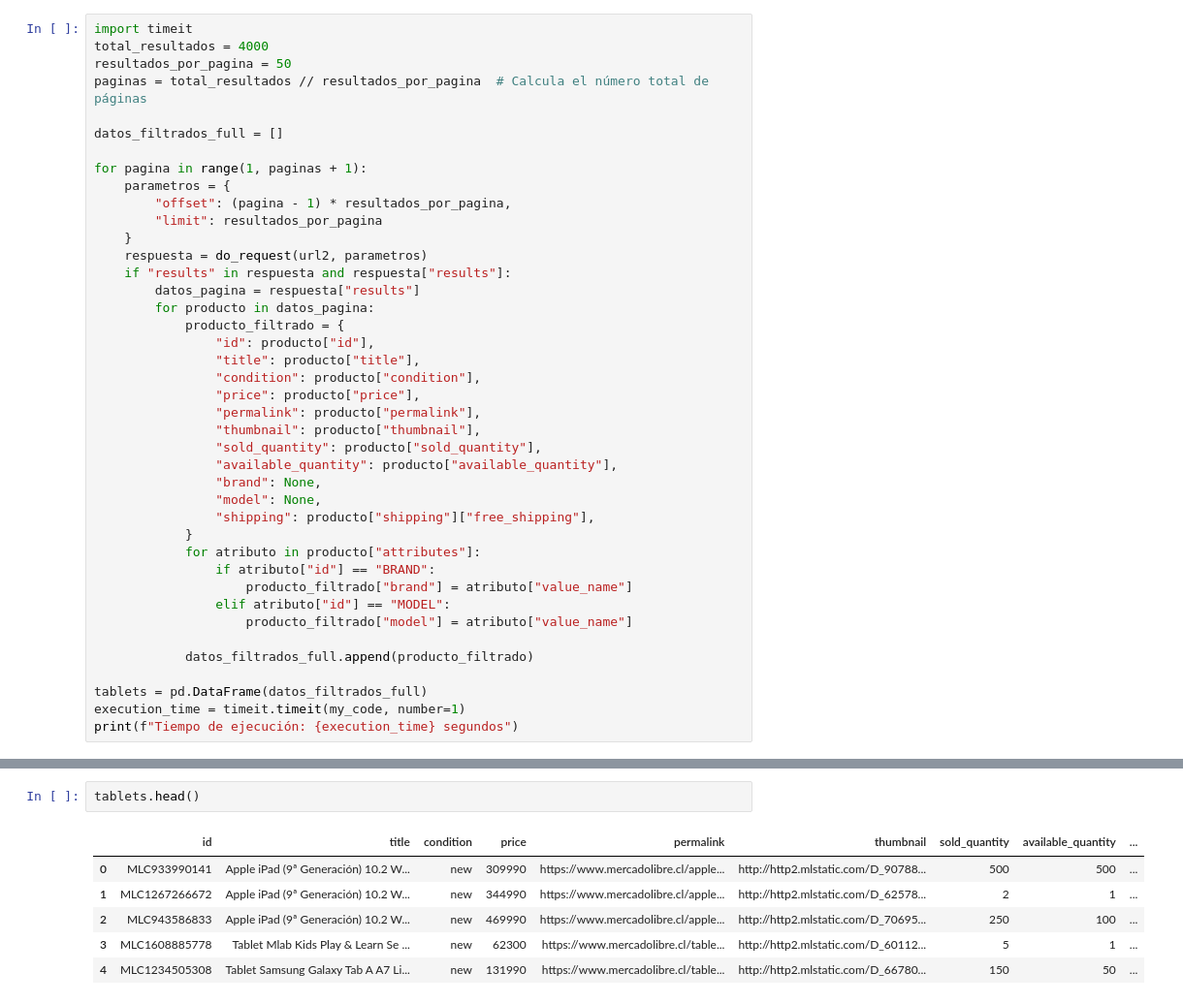
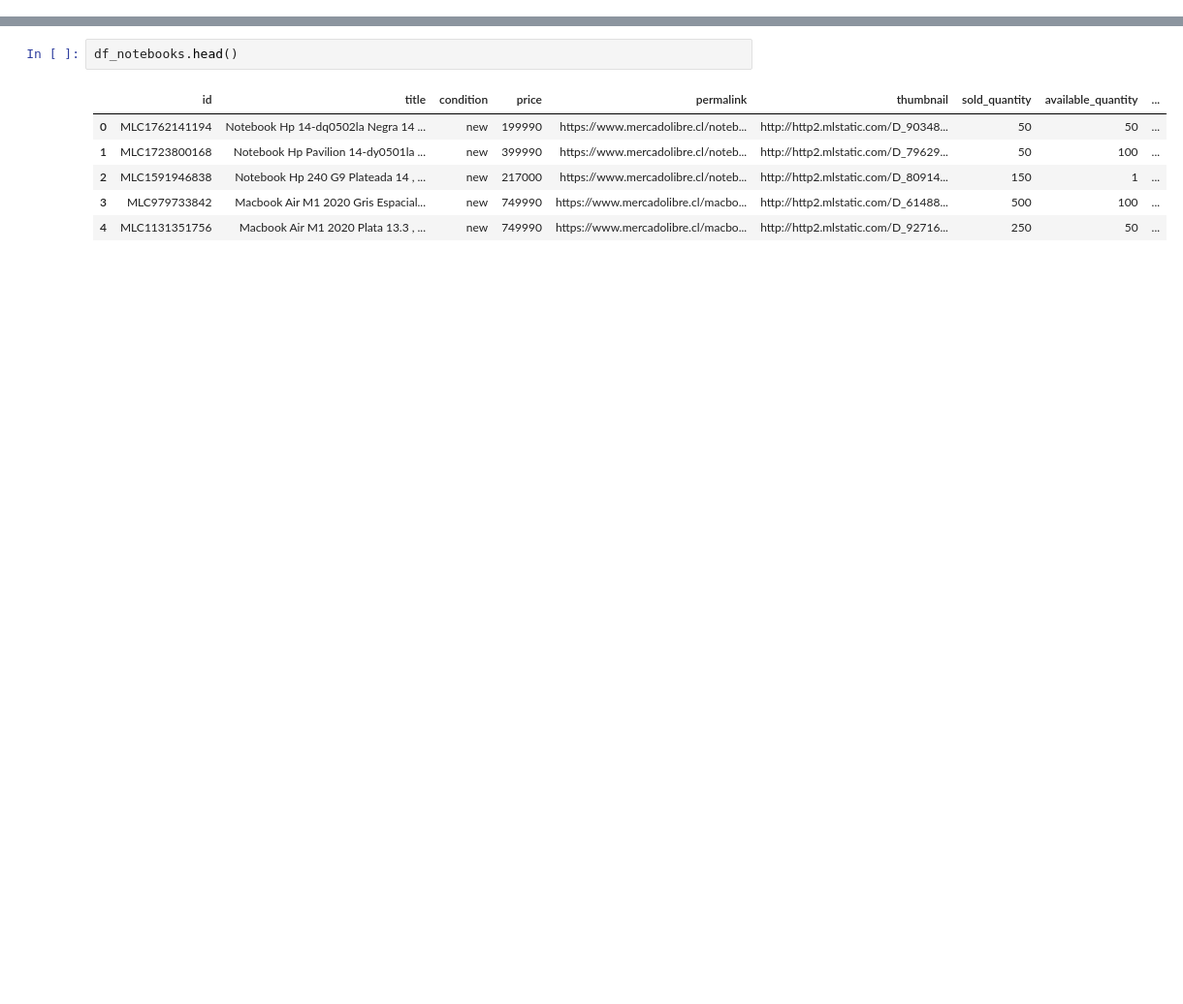
Before and after one commit to CristopherQuintana/ProyectoML, a Jupyter notebook: Data API.ipynb, the cells around one changed output, grey strips where cells are left out. Shown: that part at 97% size. Drawn from its saved outputs; the diff is of its cells as text; blank space fills up the shorter version.

```diff
--- a/Data API.ipynb
+++ b/Data API.ipynb
@@ -142,41 +128,0 @@ df.head(50)
-# %%
-import timeit
-total_resultados = 4000
-resultados_por_pagina = 50
-paginas = total_resultados // resultados_por_pagina  # Calcula el número total de páginas
-
-datos_filtrados_full = []
-
-for pagina in range(1, paginas + 1):
-    parametros = {
-        "offset": (pagina - 1) * resultados_por_pagina,
-        "limit": resultados_por_pagina
-    }
-    respuesta = do_request(url2, parametros)
-    if "results" in respuesta and respuesta["results"]:
-        datos_pagina = respuesta["results"]
-        for producto in datos_pagina:
-            producto_filtrado = {
-                "id": producto["id"],
-                "title": producto["title"],
-                "condition": producto["condition"],
-                "price": producto["price"],
-                "permalink": producto["permalink"],
-                "thumbnail": producto["thumbnail"],
-                "sold_quantity": producto["sold_quantity"],
-                "available_quantity": producto["available_quantity"],
-                "brand": None,
-                "model": None,
-                "shipping": producto["shipping"]["free_shipping"],
-            }
-            for atributo in producto["attributes"]:
-                if atributo["id"] == "BRAND":
-                    producto_filtrado["brand"] = atributo["value_name"]
-                elif atributo["id"] == "MODEL":
-                    producto_filtrado["model"] = atributo["value_name"]
-
-            datos_filtrados_full.append(producto_filtrado)
-
-tablets = pd.DataFrame(datos_filtrados_full)
-execution_time = timeit.timeit(my_code, number=1)
-print(f"Tiempo de ejecución: {execution_time} segundos")
@@ -236,10 +306,10 @@ Wall time: 19min 7s
 # %%
-tablets.head()
+df_notebooks.head()
 # %% [output]
 |  | id | title | condition | price | permalink | thumbnail | sold_quantity | available_quantity | ... |
-| 0 | MLC933990141 | Apple iPad (9ª Generación) 10.2 W... | new | 309990 | https://www.mercadolibre.cl/apple... | http://http2.mlstatic.com/D_90788... | 500 | 500 | ... |
-| 1 | MLC1267266672 | Apple iPad (9ª Generación) 10.2 W... | new | 344990 | https://www.mercadolibre.cl/apple... | http://http2.mlstatic.com/D_62578... | 2 | 1 | ... |
-| 2 | MLC943586833 | Apple iPad (9ª Generación) 10.2 W... | new | 469990 | https://www.mercadolibre.cl/apple... | http://http2.mlstatic.com/D_70695... | 250 | 100 | ... |
-| 3 | MLC1608885778 | Tablet Mlab Kids Play & Learn Se ... | new | 62300 | https://www.mercadolibre.cl/table... | http://http2.mlstatic.com/D_60112... | 5 | 1 | ... |
-| 4 | MLC1234505308 | Tablet Samsung Galaxy Tab A A7 Li... | new | 131990 | https://www.mercadolibre.cl/table... | http://http2.mlstatic.com/D_66780... | 150 | 50 | ... |
+| 0 | MLC1762141194 | Notebook Hp 14-dq0502la Negra 14 ... | new | 199990 | https://www.mercadolibre.cl/noteb... | http://http2.mlstatic.com/D_90348... | 50 | 50 | ... |
+| 1 | MLC1723800168 | Notebook Hp Pavilion 14-dy0501la ... | new | 399990 | https://www.mercadolibre.cl/noteb... | http://http2.mlstatic.com/D_79629... | 50 | 100 | ... |
+| 2 | MLC1591946838 | Notebook Hp 240 G9 Plateada 14 , ... | new | 217000 | https://www.mercadolibre.cl/noteb... | http://http2.mlstatic.com/D_80914... | 150 | 1 | ... |
+| 3 | MLC979733842 | Macbook Air M1 2020 Gris Espacial... | new | 749990 | https://www.mercadolibre.cl/macbo... | http://http2.mlstatic.com/D_61488... | 500 | 100 | ... |
+| 4 | MLC1131351756 | Macbook Air M1 2020 Plata 13.3 , ... | new | 749990 | https://www.mercadolibre.cl/macbo... | http://http2.mlstatic.com/D_92716... | 250 | 50 | ... |
 # %%
```
Also changed, not shown: parts of 22 cells of this notebook, 4 other files.
